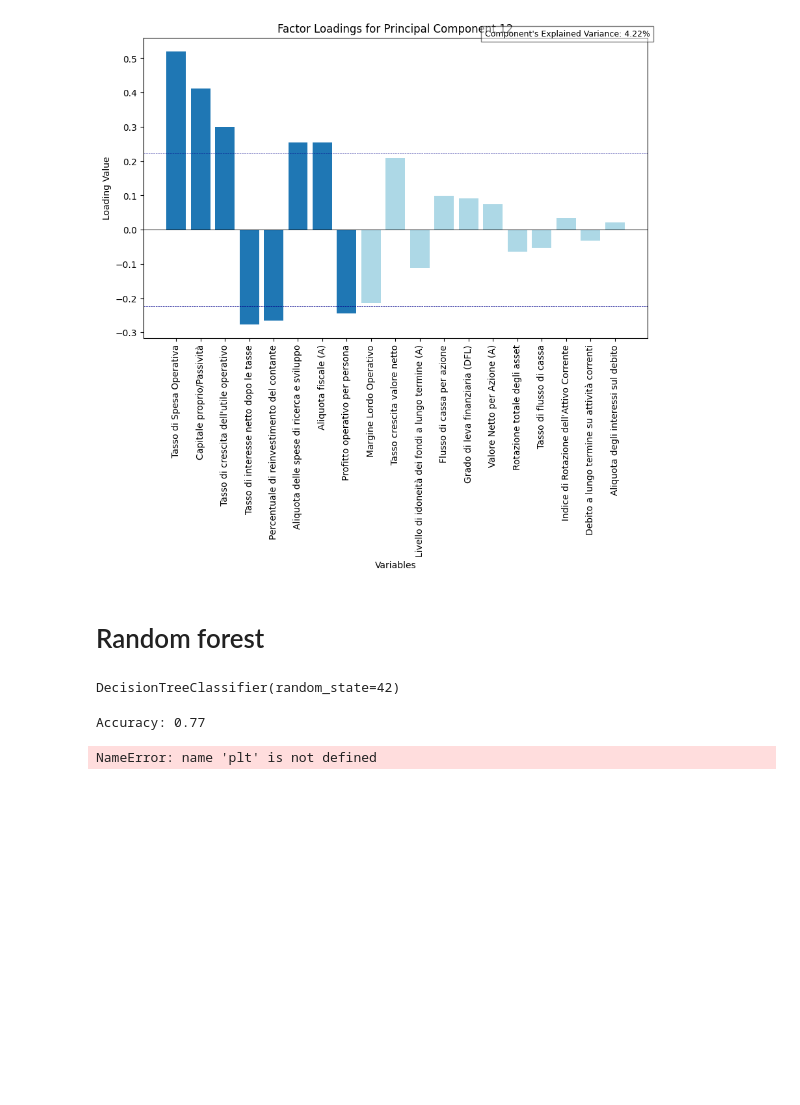
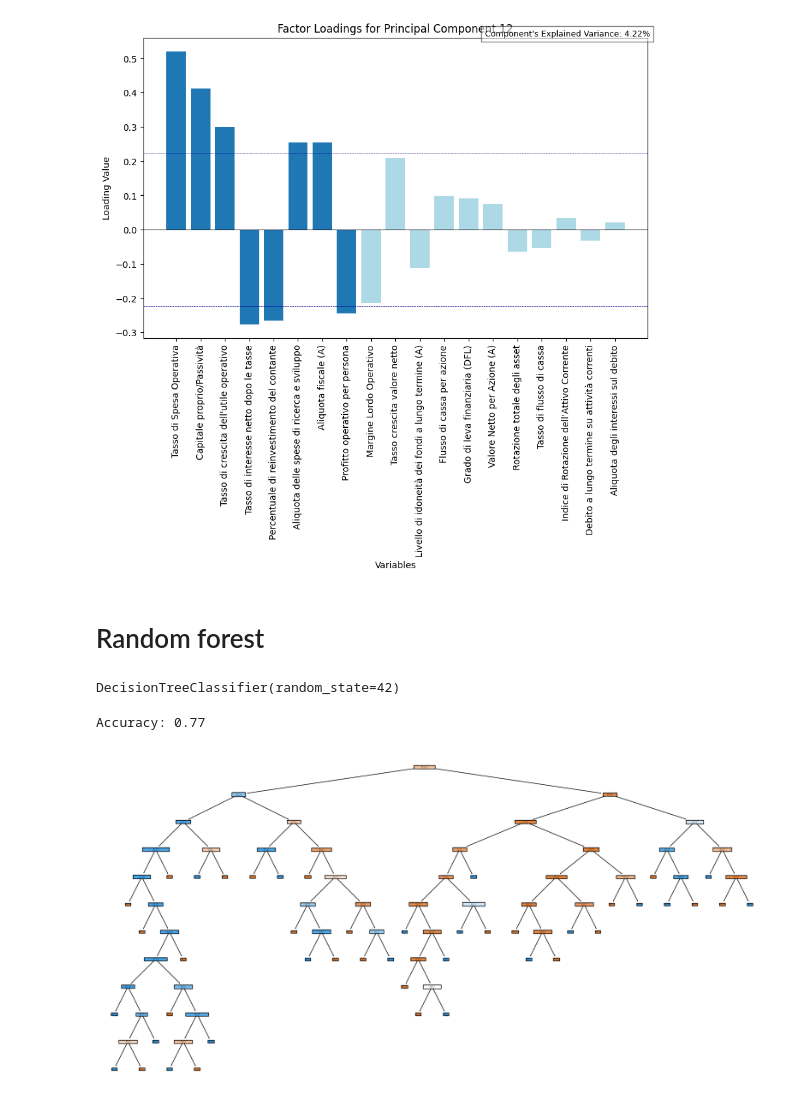
Before and after one commit to PierandreaMartella/CompanyBankruptcyPrediction, a Jupyter notebook: Main.ipynb, the cells around one changed output. Saved outputs shown, nothing was run; the diff lists cells and outputs as text; code cells hidden in the pictures; blank space fills up the shorter version.

```diff
--- a/Main.ipynb
+++ b/Main.ipynb
@@ -844,7 +844,7 @@ print(f'Accuracy: {accuracy:.2f}')
 Accuracy: 0.77
 # %%
 plt.figure(figsize=(20,10))
-plot_tree(model, feature_names=data.feature_names, class_names=data.target_names, filled=True)
+plot_tree(model, feature_names=list(X_train.columns), class_names=["0","1"], filled=True)
 plt.show()
 # %% [output]
-NameError: name 'plt' is not defined
+[figure, added]
```
Also changed, not shown: parts of 16 cells of this notebook.
